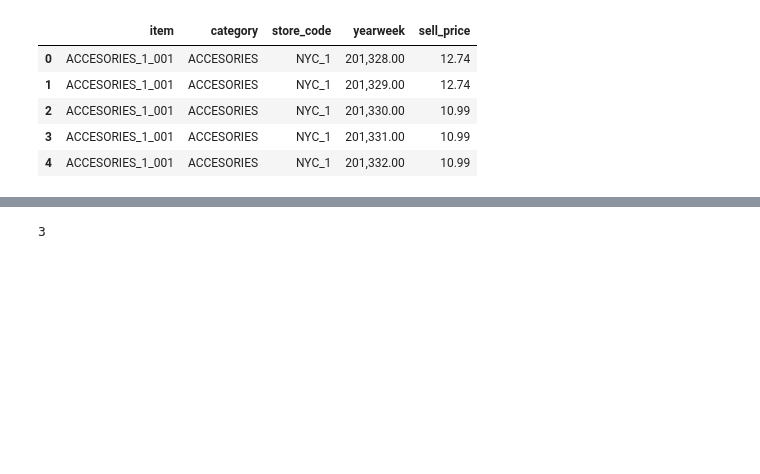
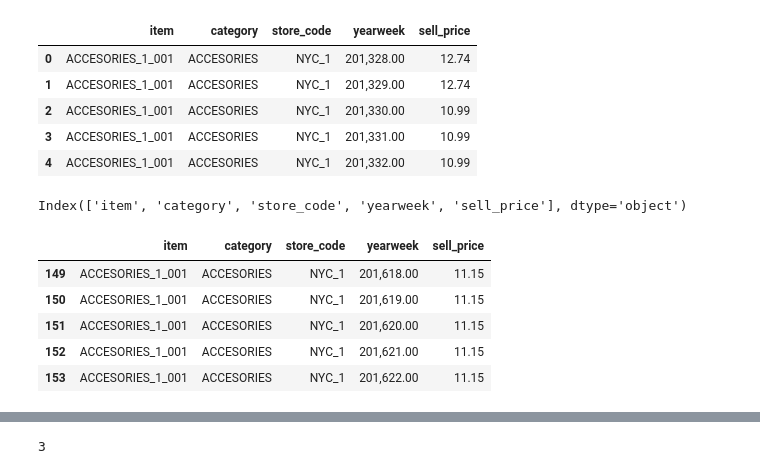
Before and after one commit to asansal/DS_market_Capstone, a Jupyter notebook: first_steps_dsmarket.ipynb, the cells around one changed output, grey strips where cells are left out. Drawn from its saved outputs; the diff is of its cells as text; code cells hidden in the pictures; blank space fills up the shorter version.

```diff
--- a/first_steps_dsmarket.ipynb
+++ b/first_steps_dsmarket.ipynb
@@ -452,3 +452,17 @@ pd_prices.head()
 | 2 | ACCESORIES_1_001 | ACCESORIES | NYC_1 | 201,330.00 | 10.99 |
 | 3 | ACCESORIES_1_001 | ACCESORIES | NYC_1 | 201,331.00 | 10.99 |
 | 4 | ACCESORIES_1_001 | ACCESORIES | NYC_1 | 201,332.00 | 10.99 |
+# %%
+pd_prices_predict = pd_prices[pd_prices['yearweek'] > 201617.0]
+pd_prices_predict.columns
+# %% [output]
+Index(['item', 'category', 'store_code', 'yearweek', 'sell_price'], dtype='object')
+# %%
+pd_prices_predict.head()
+# %% [output]
+|  | item | category | store_code | yearweek | sell_price |
+| 149 | ACCESORIES_1_001 | ACCESORIES | NYC_1 | 201,618.00 | 11.15 |
+| 150 | ACCESORIES_1_001 | ACCESORIES | NYC_1 | 201,619.00 | 11.15 |
+| 151 | ACCESORIES_1_001 | ACCESORIES | NYC_1 | 201,620.00 | 11.15 |
+| 152 | ACCESORIES_1_001 | ACCESORIES | NYC_1 | 201,621.00 | 11.15 |
+| 153 | ACCESORIES_1_001 | ACCESORIES | NYC_1 | 201,622.00 | 11.15 |
```
Also changed, not shown: parts of 10 cells of this notebook.
